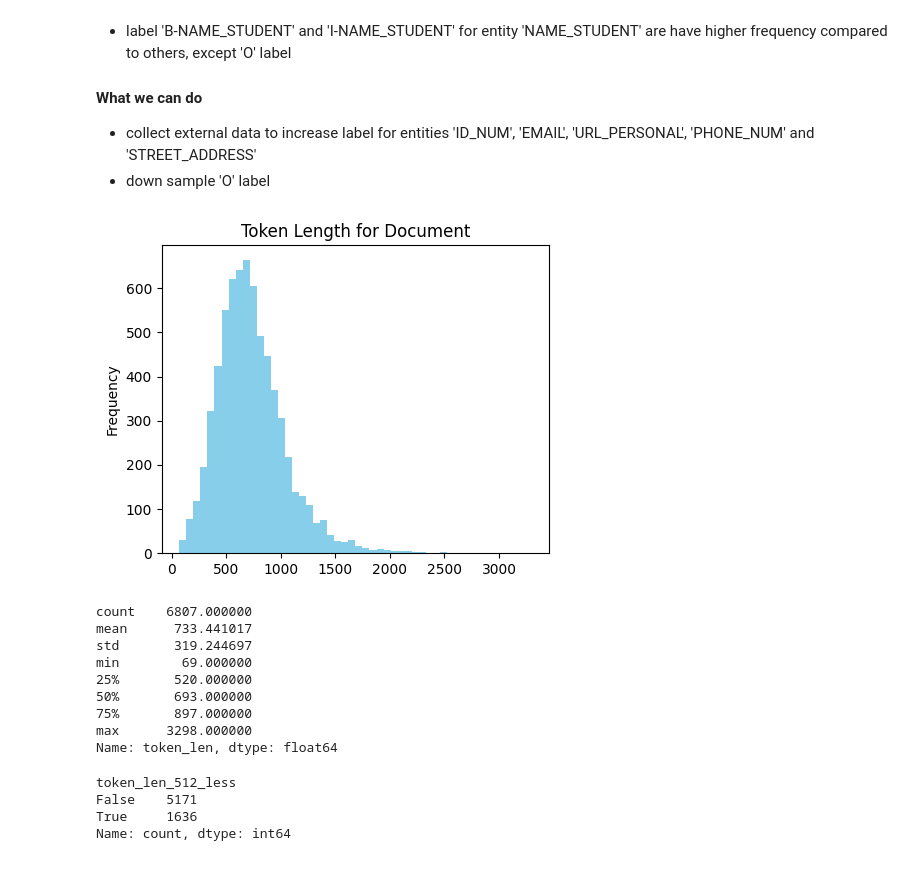
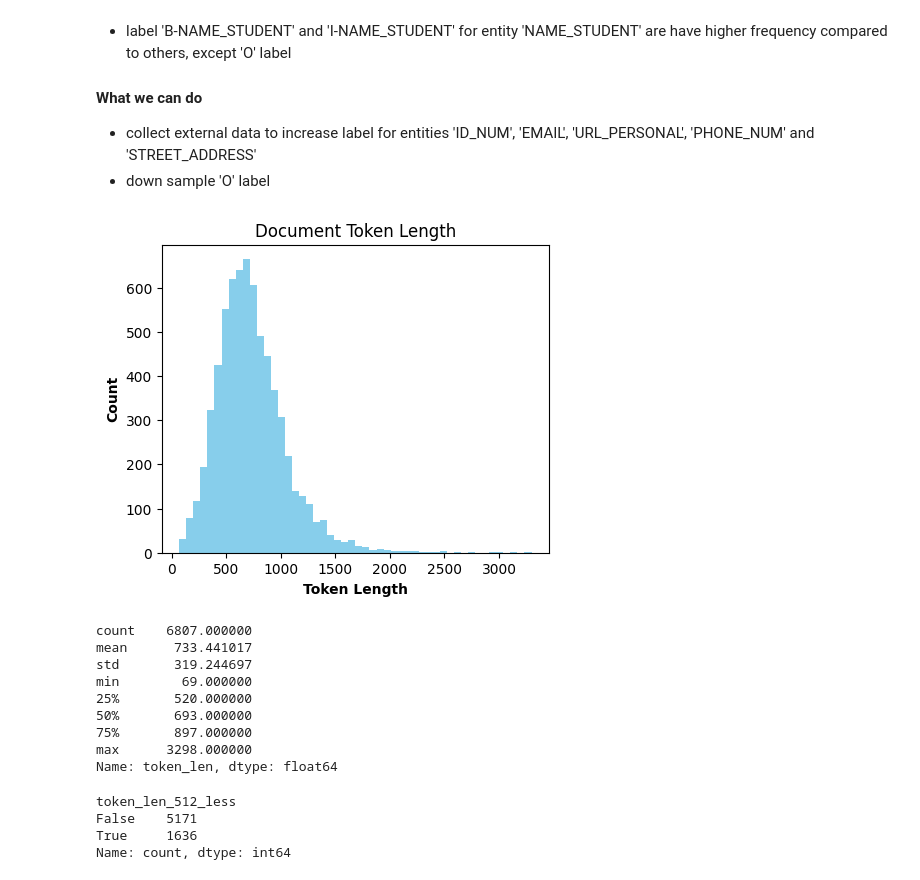
Before and after one commit to Bsting/pii-data-detection, a Jupyter notebook: pii-data-detection-eda.ipynb, the cells around one changed output. Drawn from its saved outputs; the diff is of its cells as text; code cells hidden in the pictures.

```diff
--- a/pii-data-detection-eda.ipynb
+++ b/pii-data-detection-eda.ipynb
@@ -193,15 +193,16 @@ plot_distribution(df_train)
 # %%
 # check token length
 df_train['token_len'] = df_train['tokens'].map(lambda x: len(x))
 plt.figure(figsize=(5, 4))
 df_train['token_len'].plot.hist(bins=50, color='skyblue')
-plt.title("Token Length for Document")
-plt.grid(False)
+plt.xlabel('Token Length', fontdict={'weight': 'bold'})
+plt.ylabel('Count', fontdict={'weight': 'bold'})
+plt.title("Document Token Length")
 plt.show()
 
 df_train['token_len'].describe()
 # %% [output]
-[figure, old version]
+[figure, new version]
 count    6807.000000
 mean      733.441017
 std       319.244697
```
Also changed, not shown: parts of 19 cells of this notebook.
